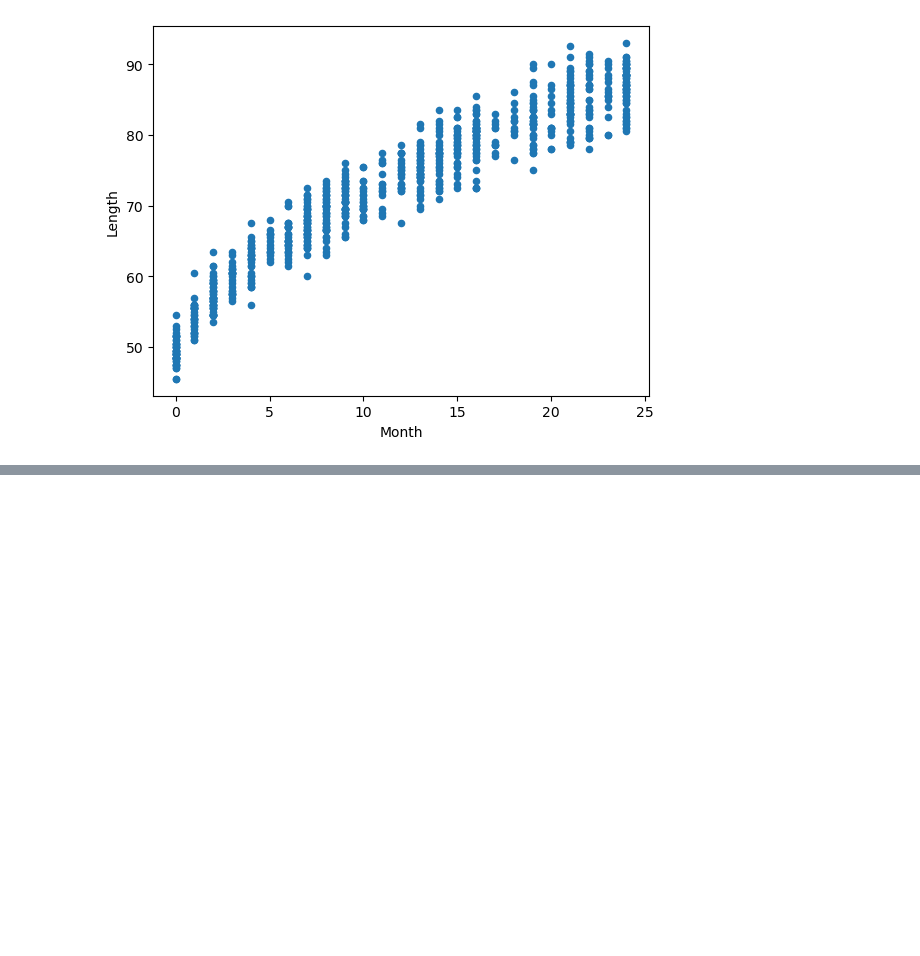
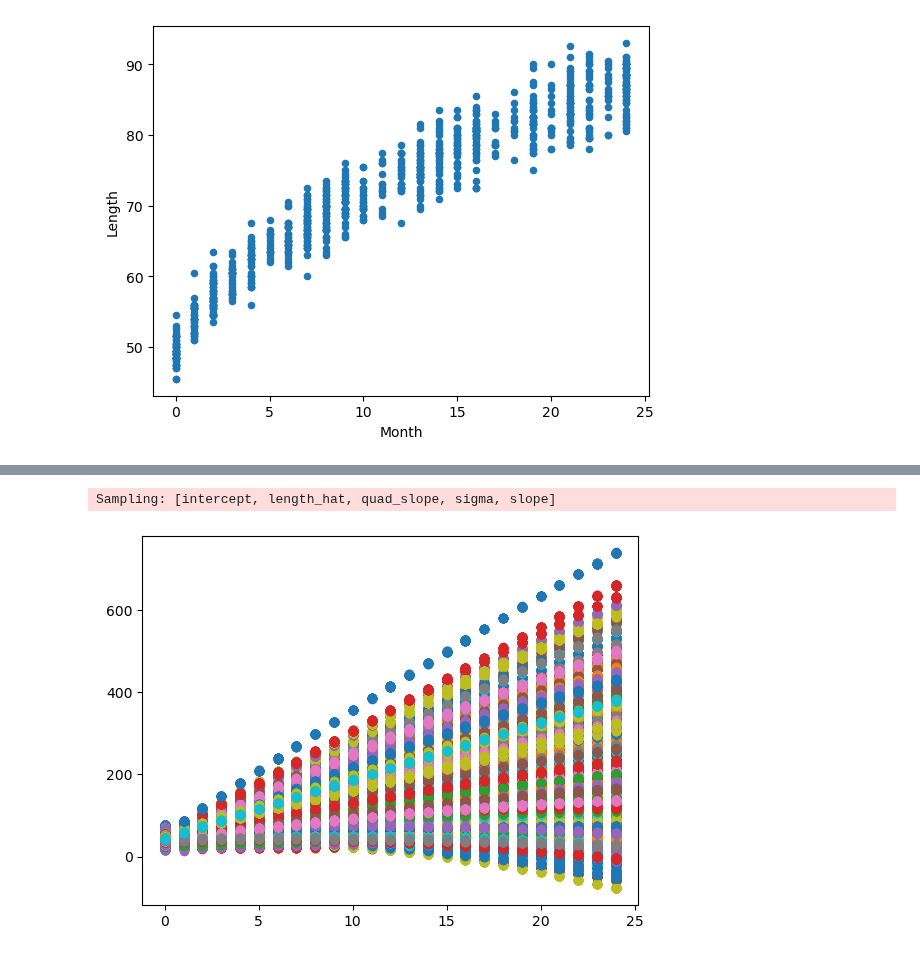
Before and after one commit to jessegrabowski/laos-climate-change, a Jupyter notebook: notebooks/Intro to Bayes.ipynb, the cells around one changed output, grey strips where cells are left out. Drawn from its saved outputs; the diff is of its cells as text; code cells hidden in the pictures; blank space fills up the shorter version.

```diff
--- a/notebooks/Intro to Bayes.ipynb
+++ b/notebooks/Intro to Bayes.ipynb
@@ -21,11 +16,12 @@ pm.find_constrained_prior(pm.Normal, lower=45, upper=55, mass=0.95,
 # %%
-with pm.Model() as m:
+with pm.Model() as linear_model:
     month = pm.Data('month', df.Month)
     length = pm.Data('length', df.Length)
 
-    intercept = pm.Normal('intercept', mu=0, sigma=100)
-    slope = pm.Normal('slope', mu=0, sigma=10)
-    mu = pm.Deterministic('mu', intercept + slope * month)
+    intercept = pm.Normal('intercept', mu=45, sigma=10)
+    slope = pm.HalfNormal('slope', sigma=10)
+    quad_slope = pm.HalfNormal('quad_slope', sigma=0.1)
+    mu = pm.Deterministic('mu', intercept + slope * month - quad_slope * month ** 2)
     sigma = pm.Exponential('sigma', lam=1)
 
     length_hat = pm.Normal('length_hat', mu=mu, sigma=sigma, observed=length)
@@ -39,0 +32,10 @@ pm.model_to_graphviz(m)
+# %%
+with linear_model:
+    prior = pm.sample_prior_predictive()
+# %% [output]
+Sampling: [intercept, length_hat, quad_slope, sigma, slope]
+# %%
+for draw in prior.prior_predictive.length_hat.values.squeeze():
+    plt.scatter(df.Month, draw)
+# %% [output]
+[figure, added]
```
Also changed, not shown: parts of 10 cells of this notebook, 1 other file.
